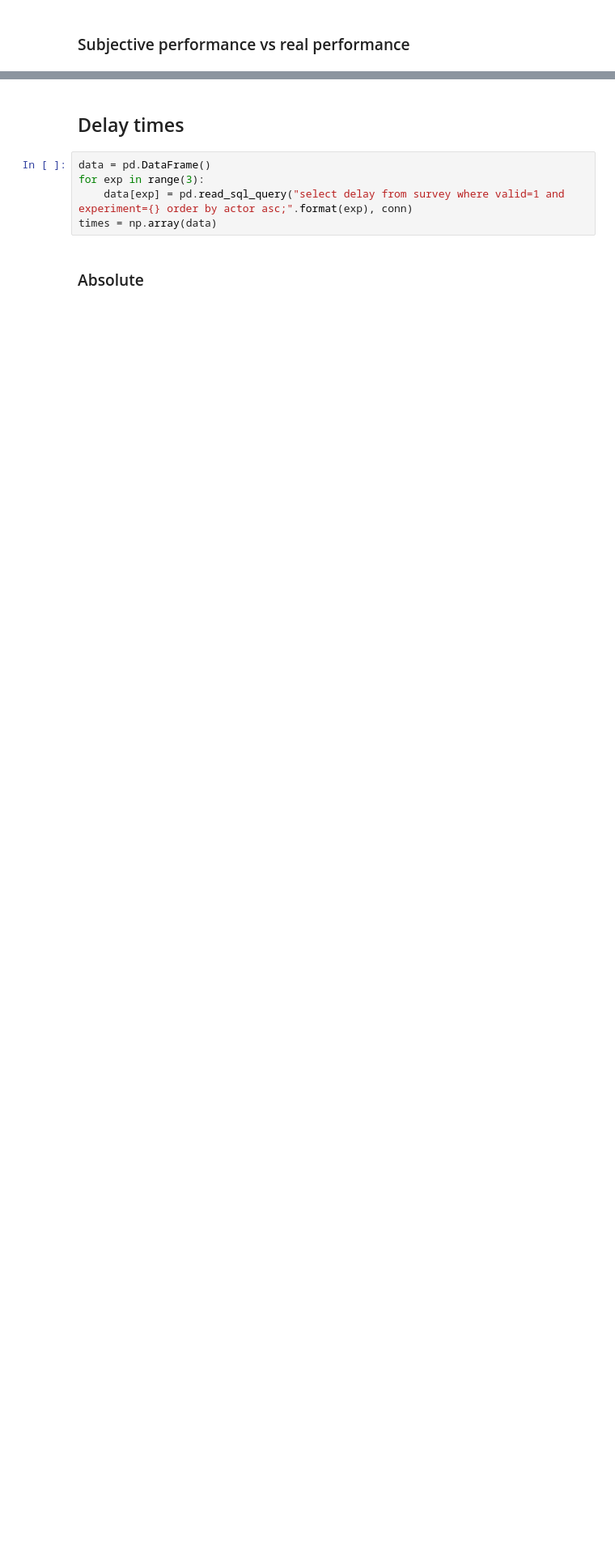
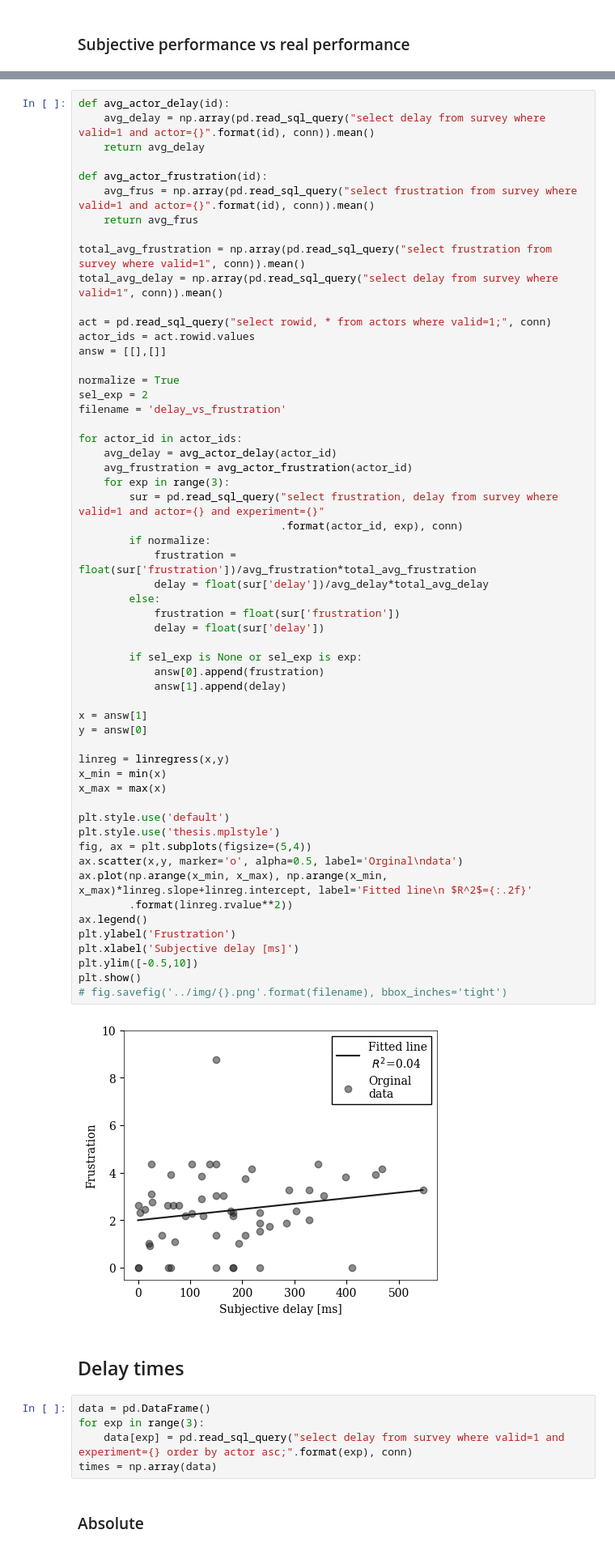
Before and after one commit to martinloland/master_thesis, a Jupyter notebook: data/better.ipynb, the cells around one changed output, grey strips where cells are left out. Shown: that part at 81% size. Saved outputs shown, nothing was run; the diff lists cells and outputs as text; blank space fills up the shorter version.

```diff
--- a/data/better.ipynb
+++ b/data/better.ipynb
@@ -338,3 +318,61 @@ for i, row in enumerate(hits):
+# %%
+def avg_actor_delay(id):
+    avg_delay = np.array(pd.read_sql_query("select delay from survey where valid=1 and actor={}".format(id), conn)).mean()
+    return avg_delay
+
+def avg_actor_frustration(id):
+    avg_frus = np.array(pd.read_sql_query("select frustration from survey where valid=1 and actor={}".format(id), conn)).mean()
+    return avg_frus
+
+total_avg_frustration = np.array(pd.read_sql_query("select frustration from survey where valid=1", conn)).mean()
+total_avg_delay = np.array(pd.read_sql_query("select delay from survey where valid=1", conn)).mean()
+
+act = pd.read_sql_query("select rowid, * from actors where valid=1;", conn)
+actor_ids = act.rowid.values
+answ = [[],[]]
+
+normalize = True
+sel_exp = 2
+filename = 'delay_vs_frustration'
+
+for actor_id in actor_ids:
+    avg_delay = avg_actor_delay(actor_id)
+    avg_frustration = avg_actor_frustration(actor_id)
+    for exp in range(3):
+        sur = pd.read_sql_query("select frustration, delay from survey where valid=1 and actor={} and experiment={}"
+                                .format(actor_id, exp), conn)
+        if normalize:
+            frustration = float(sur['frustration'])/avg_frustration*total_avg_frustration
+            delay = float(sur['delay'])/avg_delay*total_avg_delay
+        else:
+            frustration = float(sur['frustration'])
+            delay = float(sur['delay'])
+
+        if sel_exp is None or sel_exp is exp:
+            answ[0].append(frustration)
+            answ[1].append(delay)
+
+x = answ[1]
+y = answ[0]
+
+linreg = linregress(x,y)
+x_min = min(x)
+x_max = max(x)
+
+plt.style.use('default')
+plt.style.use('thesis.mplstyle')
+fig, ax = plt.subplots(figsize=(5,4))
+ax.scatter(x,y, marker='o', alpha=0.5, label='Orginal\ndata')
+ax.plot(np.arange(x_min, x_max), np.arange(x_min, x_max)*linreg.slope+linreg.intercept, label='Fitted line\n $R^2$={:.2f}'
+        .format(linreg.rvalue**2))
+ax.legend()
+plt.ylabel('Frustration')
+plt.xlabel('Subjective delay [ms]')
+plt.ylim([-0.5,10])
+plt.show()
+# fig.savefig('../img/{}.png'.format(filename), bbox_inches='tight')
+# %% [output]
+[figure, added]
 # %% [markdown]
 ## Delay times
 # %%
```
Also changed, not shown: parts of 3 cells of this notebook, 4 other files.
